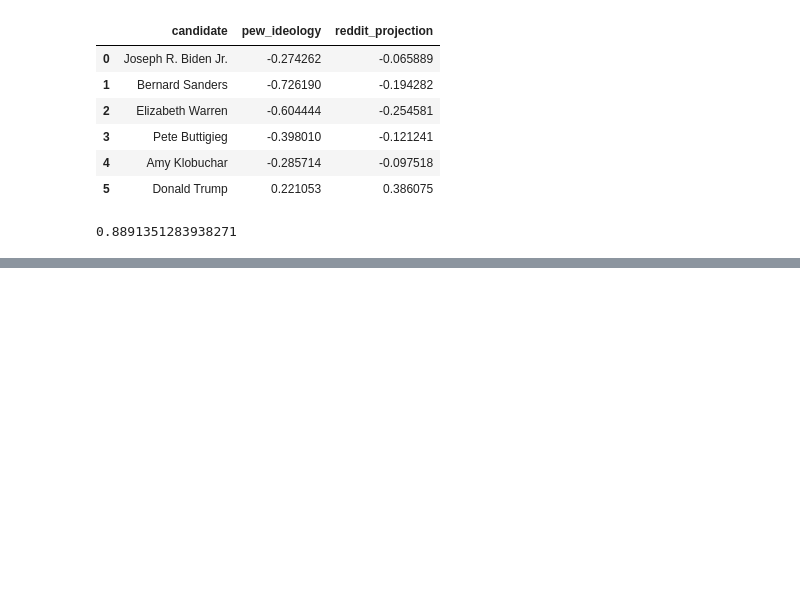
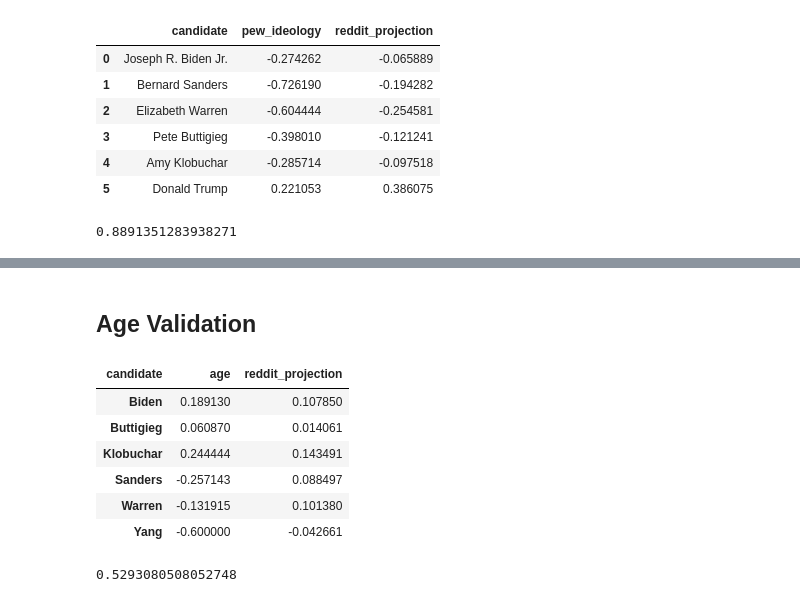
Before and after one commit to CSSLab/political-subreddits, a Jupyter notebook: Political_Dimensions.ipynb, the cells around one changed output, grey strips where cells are left out. Drawn from its saved outputs; the diff is of its cells as text; code cells hidden in the pictures; blank space fills up the shorter version.

```diff
--- a/Political_Dimensions.ipynb
+++ b/Political_Dimensions.ipynb
@@ -313,0 +357,26 @@ fig.show()
+# %% [markdown]
+## Age Validation
+# %%
+age_df = pd.pivot_table(pew_survey.loc["Age (detailed)",:].reset_index(), values=cands, columns=['Demographic'])
+age_df.columns = age_df.columns.rename("candidate")
+age_df["age"] = age_df.apply(survey_to_num,axis=1)
+i_dim = calculate_dim(age_dim.subreddits,embedding)
+age_df["reddit_projection"] = [project_dim(i_dim,c,embedding) for c in cand_subs]
+age_df = age_df[["age","reddit_projection"]]
+age_df
+# %% [output]
+| candidate | age | reddit_projection |
+| Biden | 0.189130 | 0.107850 |
+| Buttigieg | 0.060870 | 0.014061 |
+| Klobuchar | 0.244444 | 0.143491 |
+| Sanders | -0.257143 | 0.088497 |
+| Warren | -0.131915 | 0.101380 |
+| Yang | -0.600000 | -0.042661 |
+# %%
+# Fit a linear regression to our model and its results
+model = np.polyfit(age_df["reddit_projection"], age_df["age"], 1)
+predict = np.poly1d(model)
+r2 = r2_score(age_df["age"], predict(age_df["reddit_projection"]))
+r2
+# %% [output]
+0.5293080508052748
```
Also changed, not shown: parts of 13 cells of this notebook, 3 other files.
